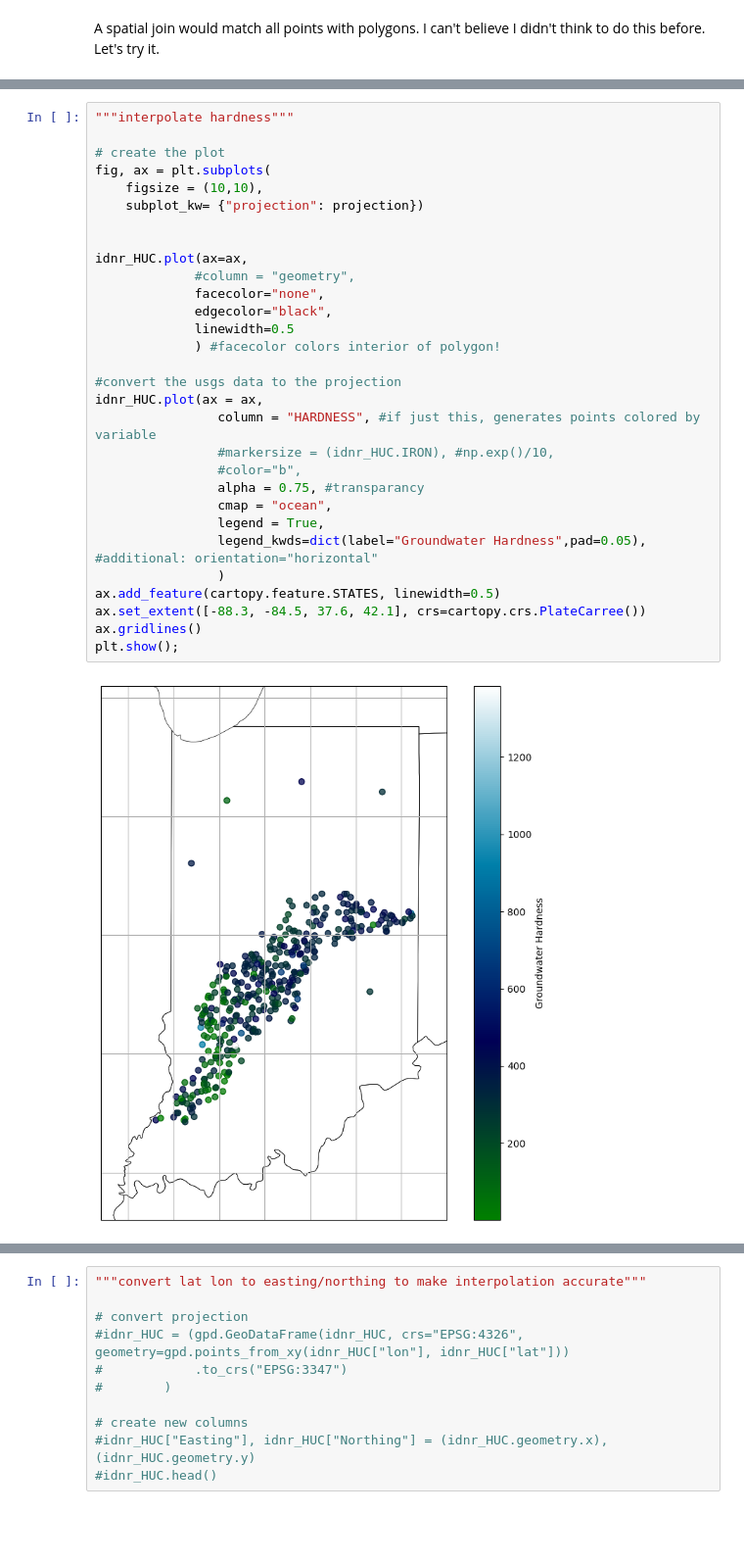
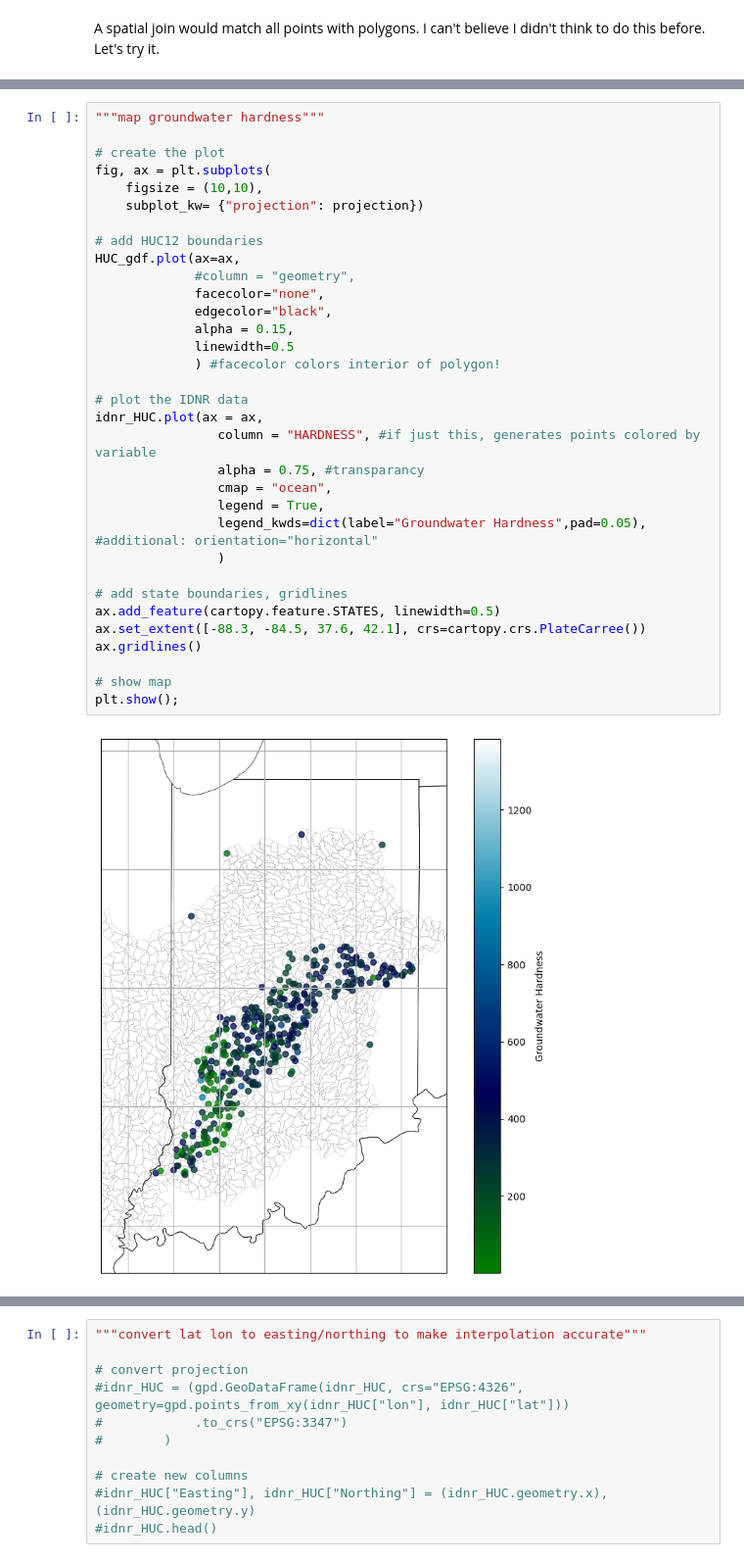
Before and after one commit to cookjan/G690_jcc, a Jupyter notebook: research_project/IDNR_GW.ipynb, the cells around one changed output, grey strips where cells are left out. Shown at 98% size. Drawn from its saved outputs; the diff is of its cells as text; blank space fills up the shorter version.

```diff
--- a/research_project/IDNR_GW.ipynb
+++ b/research_project/IDNR_GW.ipynb
@@ -260,32 +324,35 @@ Let's interpolate some of the geochemical parameters presented in these points.
 # %%
-"""interpolate hardness"""
+"""map groundwater hardness"""
 
 # create the plot
 fig, ax = plt.subplots(
     figsize = (10,10),
     subplot_kw= {"projection": projection})
 
-
-idnr_HUC.plot(ax=ax,
+# add HUC12 boundaries
+HUC_gdf.plot(ax=ax,
              #column = "geometry",
              facecolor="none",
              edgecolor="black",
+             alpha = 0.15,
              linewidth=0.5
              ) #facecolor colors interior of polygon!
 
-#convert the usgs data to the projection
+# plot the IDNR data
 idnr_HUC.plot(ax = ax,
                 column = "HARDNESS", #if just this, generates points colored by variable
-                #markersize = (idnr_HUC.IRON), #np.exp()/10,
-                #color="b",
                 alpha = 0.75, #transparancy
                 cmap = "ocean",
                 legend = True,
                 legend_kwds=dict(label="Groundwater Hardness",pad=0.05), #additional: orientation="horizontal"
                 )
+
+# add state boundaries, gridlines
 ax.add_feature(cartopy.feature.STATES, linewidth=0.5)
 ax.set_extent([-88.3, -84.5, 37.6, 42.1], crs=cartopy.crs.PlateCarree())
 ax.gridlines()
+
+# show map
 plt.show();
 # %% [output]
-[figure, old version]
+[figure, new version]
```
Also changed, not shown: parts of 34 cells of this notebook, 4 other files.
